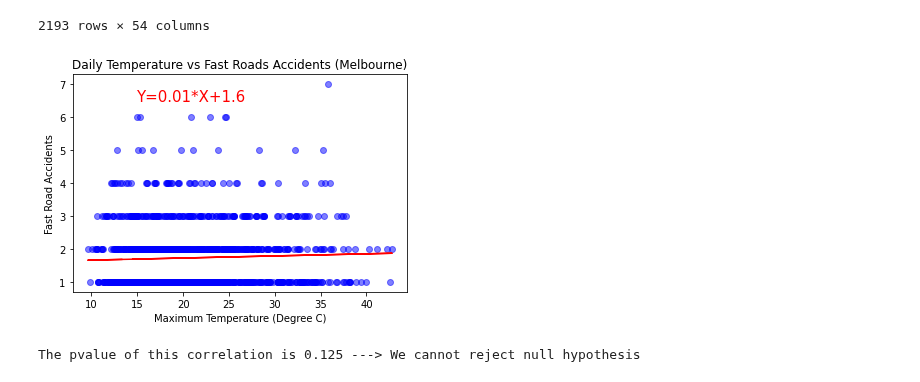
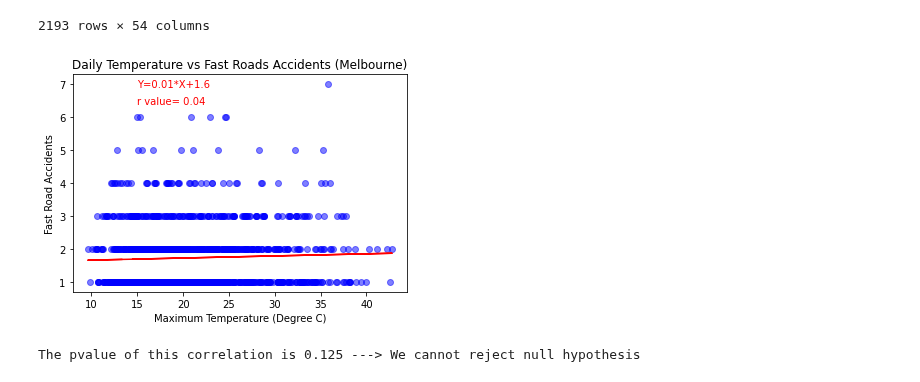
Before and after one commit to MarcusKorea/Crashes_in_Victoria, a Jupyter notebook: step7_temperature_analysis (Melbourne).ipynb, the cells around one changed output. Cells and saved outputs as stored; diff of their text form; code cells hidden in the pictures.

```diff
--- a/step7_temperature_analysis (Melbourne).ipynb
+++ b/step7_temperature_analysis (Melbourne).ipynb
@@ -90,18 +93,21 @@ y_f = grouped_fast["ACCIDENT_NO"].count()
 # %%
 # Use matplotlib to create a scatter plot
 plt.scatter(x_f, y_f, marker="o", facecolors="blue", edgecolors="blue", alpha=0.5)
 plt.title("Daily Temperature vs Fast Roads Accidents (Melbourne)")
 plt.xlabel("Maximum Temperature (Degree C)")
 plt.ylabel("Fast Road Accidents")
 
 #Create regression line for the data
 (slope,intercept,rvalue,pvalue,stderr) = sts.linregress(x_f,y_f)
+r_value = "r value= " + str(round((rvalue),2))
 fast_regress_values = x_f*slope+intercept
 plt.plot(x_f,fast_regress_values,color='r')
 line_eq = 'Y='+str(round(slope,2))+'*X+'+str(round(intercept,2))
-plt.annotate(line_eq,(15,6.5),fontsize=15,color='red')
+plt.annotate(line_eq,(15,6.9),fontsize=10,color='red')
+plt.annotate(r_value,(15,6.4),fontsize=10,color="red")
+
 plt.show()
 print('The pvalue of this correlation is '+str(round(pvalue,3))+' ---> We cannot reject null hypothesis')
 # %% [output]
-[figure, old version]
+[figure, new version]
 The pvalue of this correlation is 0.125 ---> We cannot reject null hypothesis
```
Also changed, not shown: parts of 1 cell of this notebook, 7 other files.
